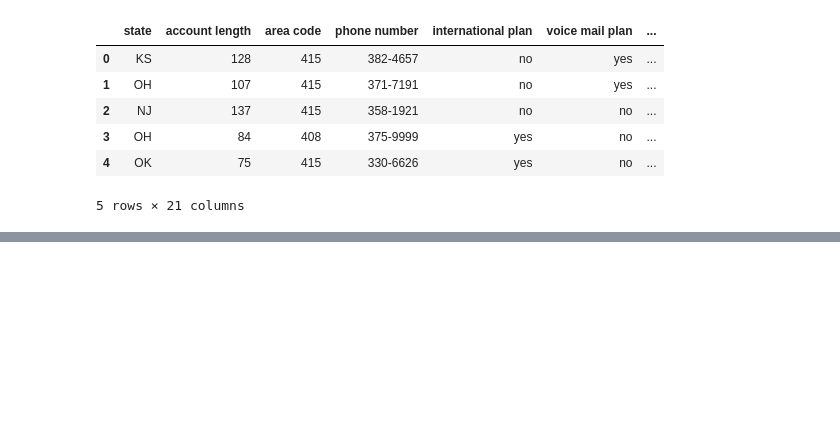
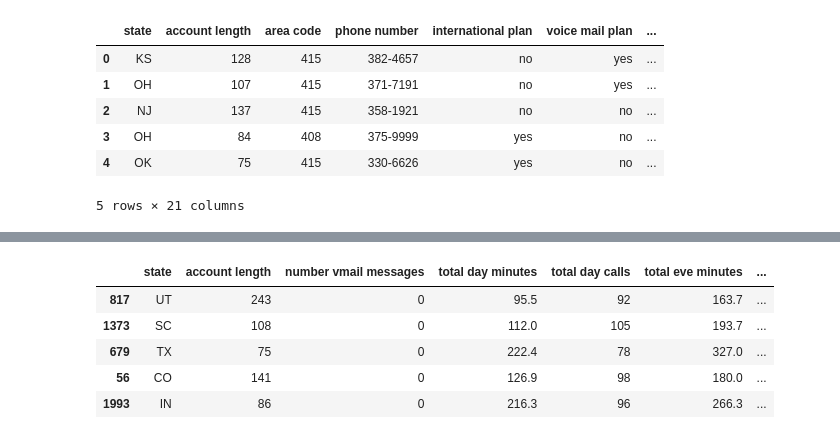
Before and after one commit to FildaKim/Churn-in-Telecoms-Project, a Jupyter notebook: index.ipynb, the cells around one changed output, grey strips where cells are left out. Saved outputs shown, nothing was run; the diff lists cells and outputs as text; code cells hidden in the pictures; blank space fills up the shorter version.

```diff
--- a/index.ipynb
+++ b/index.ipynb
@@ -28,0 +67,25 @@ df.head()
+# %%
+from sklearn.preprocessing import LabelEncoder
+
+# Initialize the LabelEncoder
+label_encoder = LabelEncoder()
+
+# Encode the target variable 'churn' for both train and test
+y_train_encoded = label_encoder.fit_transform(y_train)
+y_test_encoded = label_encoder.transform(y_test)
+
+# List of categorical columns to encode
+categorical_columns = ['voice mail plan', 'international plan']
+
+# Encode categorical columns in both X_train and X_test and add them as new columns
+for col in categorical_columns:
+    X_train[col + '_enc'] = label_encoder.fit_transform(X_train[col])
+    X_test[col + '_enc'] = label_encoder.transform(X_test[col])
+
+# Drop the original categorical columns from both X_train and X_test
+X_train_encoded = X_train.drop(columns=categorical_columns)
+X_test_encoded = X_test.drop(columns=categorical_columns)
+
+# Check the results
+print("Training data after encoding:", X_train_encoded.head())
+print("Test data after encoding:", X_test_encoded.head())
@@ -28,0 +153,10 @@ df.head()
+# %%
+X_train= X_train_encoded.drop(columns=["phone number", "area code", "total day charge", "total eve charge", "total night charge", "total intl charge"])
+X_train.head()
+# %% [output]
+|  | state | account length | number vmail messages | total day minutes | total day calls | total eve minutes | ... |
+| 817 | UT | 243 | 0 | 95.5 | 92 | 163.7 | ... |
+| 1373 | SC | 108 | 0 | 112.0 | 105 | 193.7 | ... |
+| 679 | TX | 75 | 0 | 222.4 | 78 | 327.0 | ... |
+| 56 | CO | 141 | 0 | 126.9 | 98 | 180.0 | ... |
+| 1993 | IN | 86 | 0 | 216.3 | 96 | 266.3 | ... |
```
Also changed, not shown: parts of 9 cells of this notebook.
